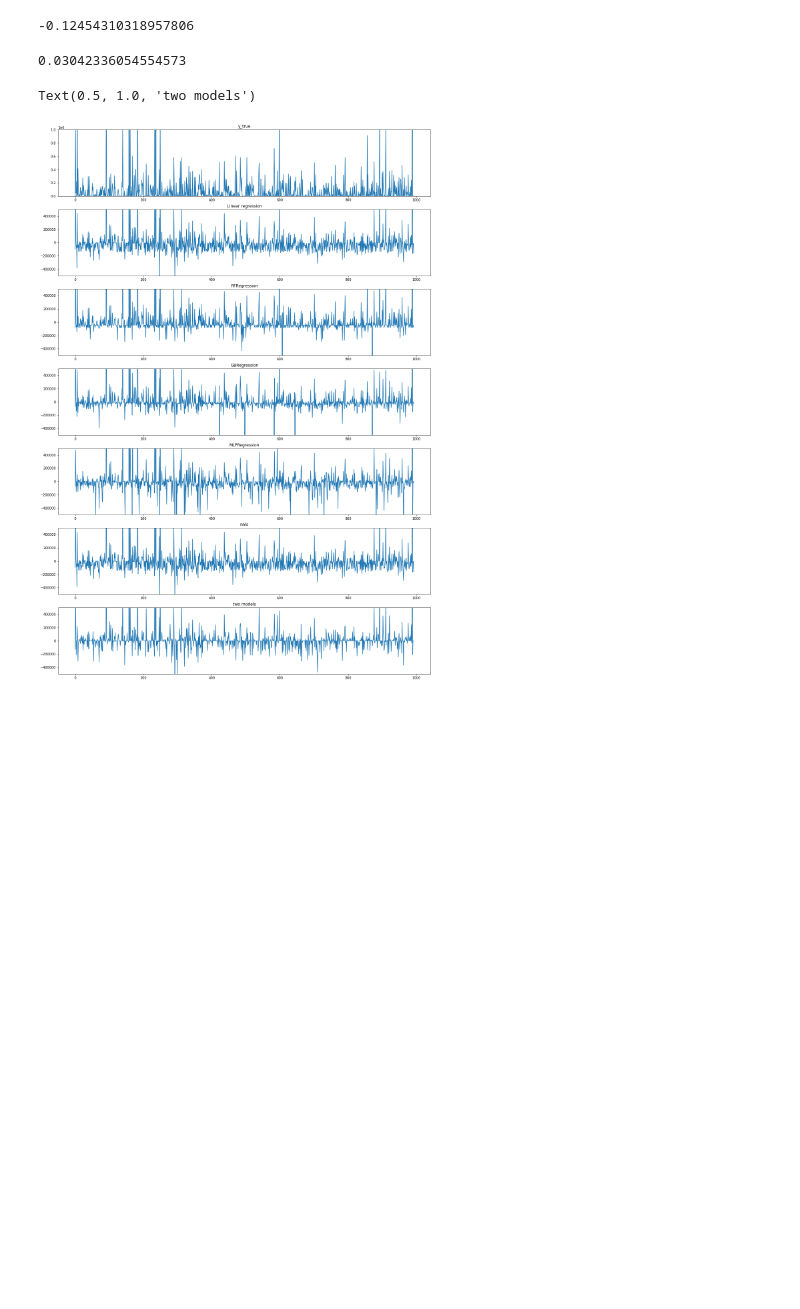
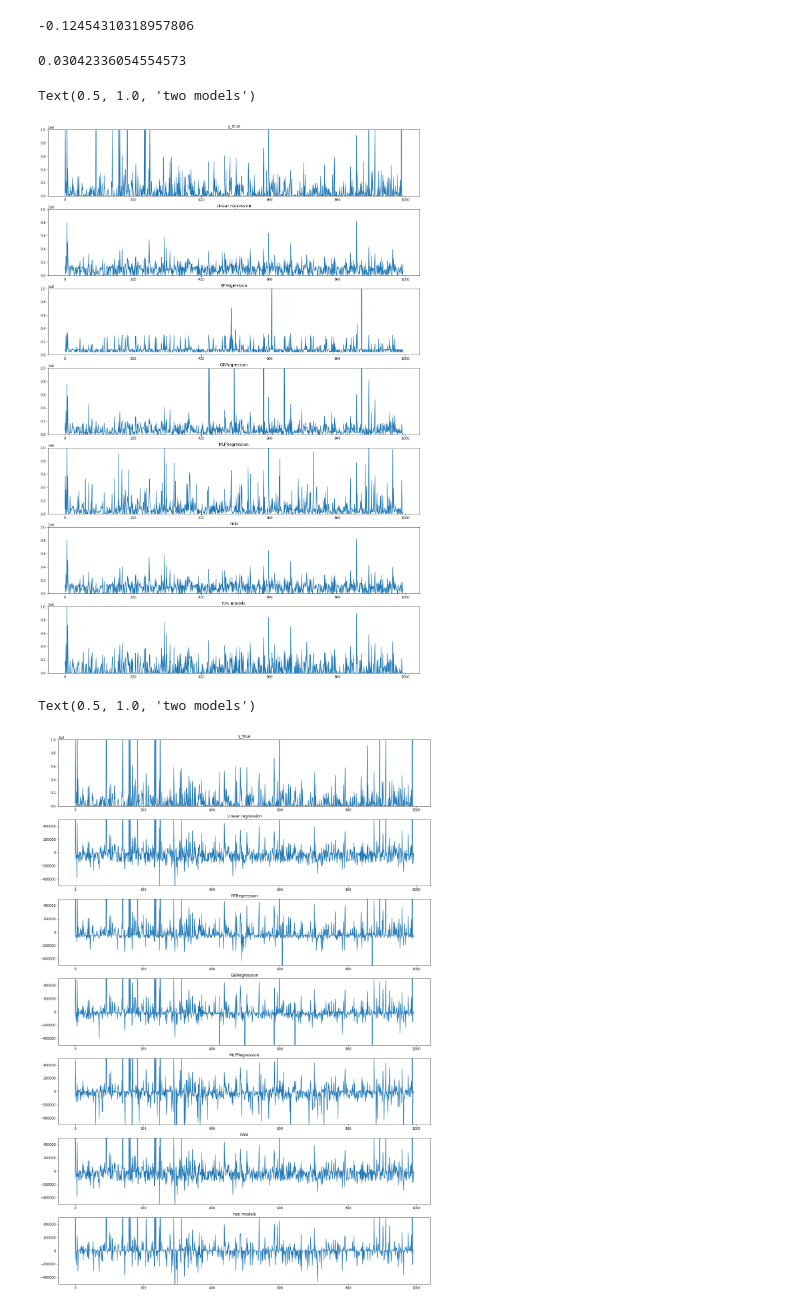
Before and after one commit to Hitriihoma/Machine-learning-course-task, a Jupyter notebook: Zubarev ML черновик.ipynb, the cells around one changed output. Drawn from its saved outputs; the diff is of its cells as text; code cells hidden in the pictures; blank space fills up the shorter version.

Commit message:
JN Model analytics
Compare with graphs

```diff
--- a/Zubarev ML черновик.ipynb
+++ b/Zubarev ML черновик.ipynb
@@ -422,6 +422,34 @@ MLPR_pred = MLPR.predict(X_test)
 MLPR.score(X_test,y_test.to_numpy())
 # %% [output]
 0.03042336054554573
+# %%
+fig, ax = plt.subplots(7,1, figsize = (20,30))
+ax[0].plot(np.arange(0,len(X_test)), y_test)
+ax[1].plot(np.arange(0,len(X_test)), LR_pred)
+ax[2].plot(np.arange(0,len(X_test)), RFR_pred)
+ax[3].plot(np.arange(0,len(X_test)), GBR_pred)
+ax[4].plot(np.arange(0,len(X_test)), MLPR_pred)
+ax[5].plot(np.arange(0,len(X_test)), nnls_pred)
+ax[6].plot(np.arange(0,len(X_test)), y_pred)
+
+ax[0].set_ylim(0,1000000)
+ax[1].set_ylim(0,1000000)
+ax[2].set_ylim(0,1000000)
+ax[3].set_ylim(0,1000000)
+ax[4].set_ylim(0,1000000)
+ax[5].set_ylim(0,1000000)
+ax[6].set_ylim(0,1000000)
+
+ax[0].set_title('y_true')
+ax[1].set_title('Linear regression')
+ax[2].set_title('RFRegression')
+ax[3].set_title('GBRegression')
+ax[4].set_title('MLPRegression')
+ax[5].set_title('nnls')
+ax[6].set_title('two models')
+# %% [output]
+Text(0.5, 1.0, 'two models')
+[figure, added]
 # %%
 fig, ax = plt.subplots(7,1, figsize = (20,30))
 ax[0].plot(np.arange(0,len(X_test)), y_test)
```
